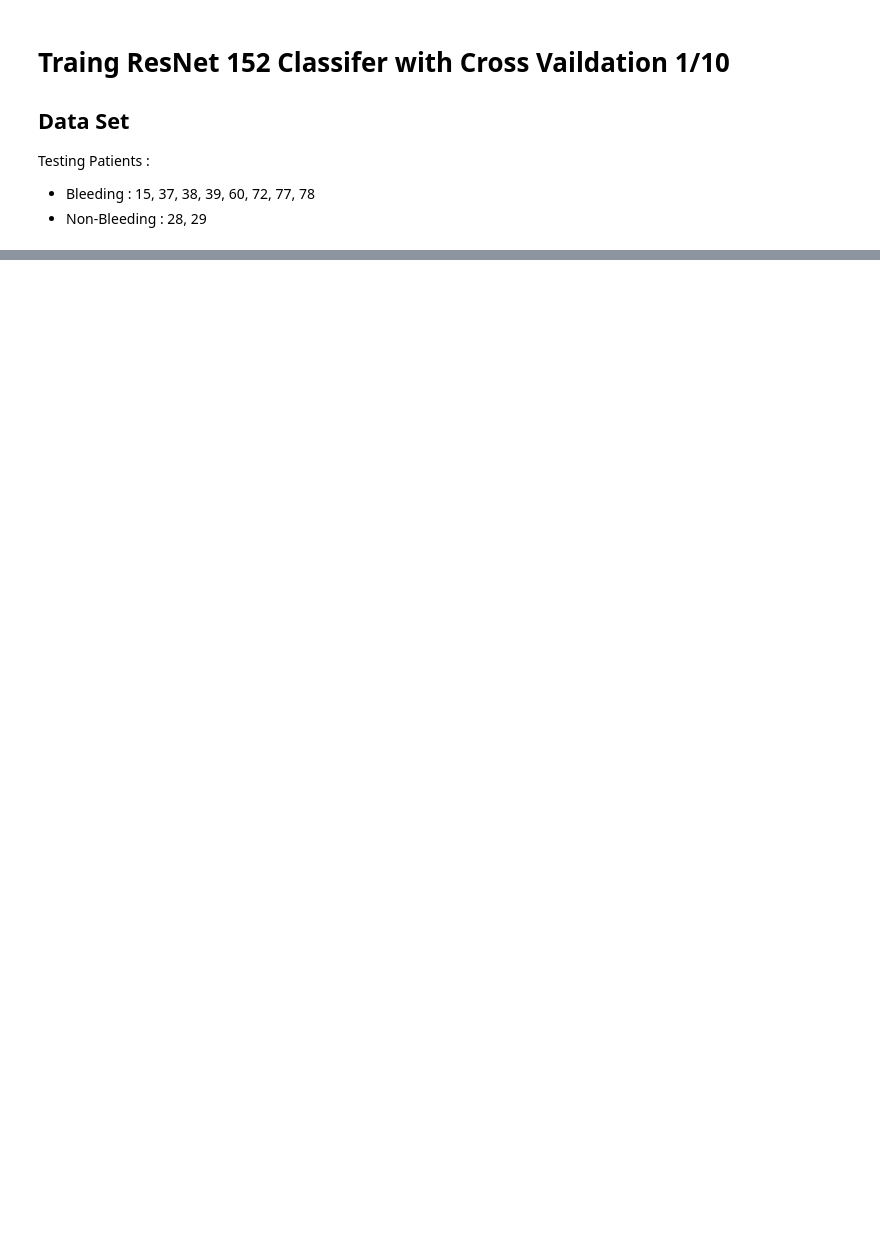
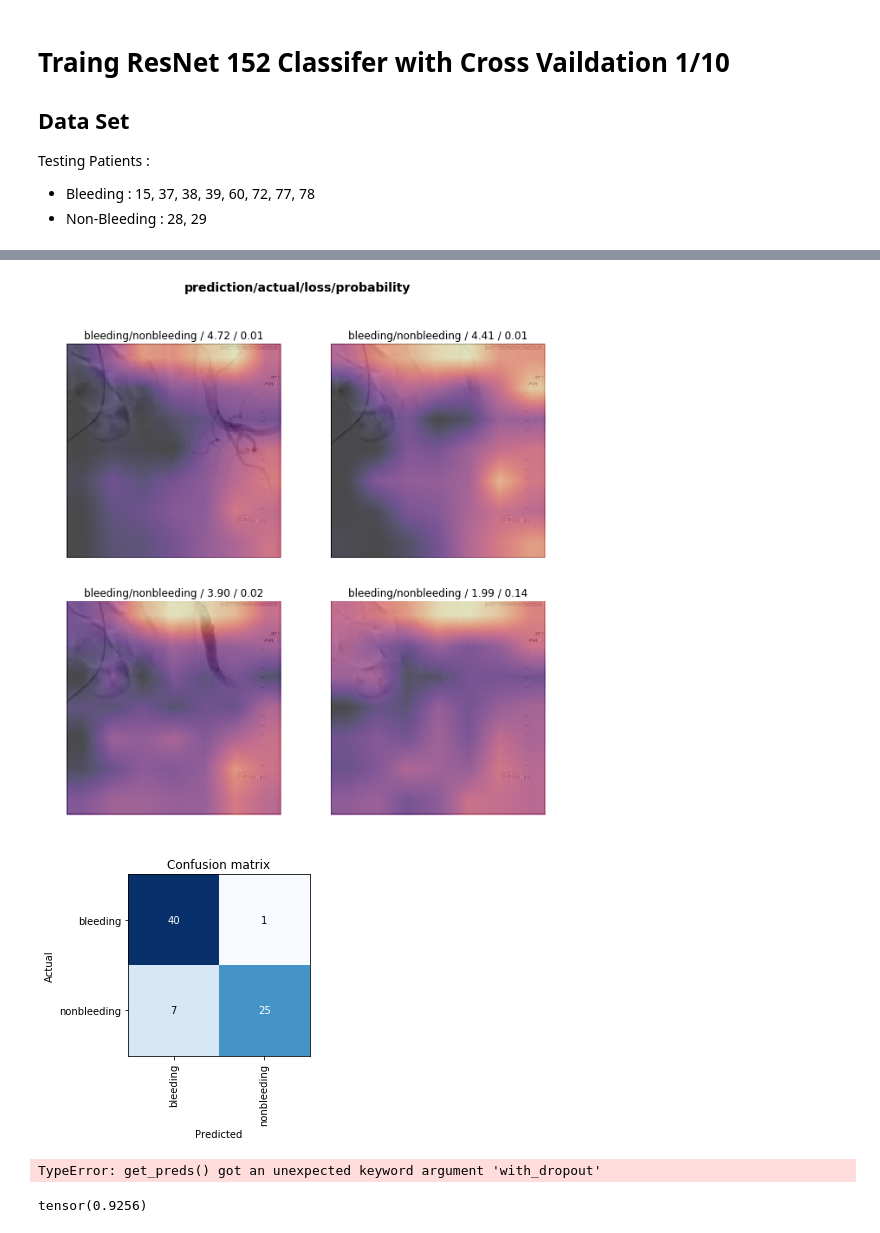
Before and after one commit to uw-cmg/MedicalImgAnalysis-BleedingSitesDetection, a Jupyter notebook: stage3/ResNet152Pytorch/ResNet152_classification_with_fastai.ipynb, the cells around one changed output, grey strips where cells are left out. Drawn from its saved outputs; the diff is of its cells as text; code cells hidden in the pictures; blank space fills up the shorter version.

Commit message:
stage 3 FastAI

```diff
--- a/stage3/ResNet152Pytorch/ResNet152_classification_with_fastai.ipynb
+++ b/stage3/ResNet152Pytorch/ResNet152_classification_with_fastai.ipynb
@@ -62,0 +249,21 @@ learn.predict(img)
+# %%
+from fastai.vision import *
+import pandas as pd
+from shutil import copy
+
+path = Path("/Users/mingrenshen/Projects/MedicalImgAnalysis/data/DataSet6/fastAI_TestASValid")
+
+tfms = get_transforms(do_flip=True,
+                      flip_vert=True,
+                      max_lighting=0.1,
+                      max_rotate=0.0,
+                      max_zoom=0.0,
+                      max_warp=0.0,
+                      p_affine=0.0)
+
+# data = ImageDataBunch.from_folder(path, test='test', ds_tfms=get_transforms(), size=224)
+data_test = ImageDataBunch.from_folder(path,
+                                  train='train',
+                                  valid='test',
+                                  ds_tfms= tfms,
+                                  size=224).normalize()
@@ -62,0 +290,46 @@ learn.predict(img)
+# %%
+# Try to use the ResNet-152 model to test
+# make sure we have the best performing model stage loaded
+learner152 = cnn_learner(data_test, models.resnet152, metrics=accuracy)
+learner152.load( "/Users/mingrenshen/Projects/MedicalImgAnalysis/data/DataSet6/models/res152")
+learner152.validate(data_test.valid_dl)
+interp = ClassificationInterpretation.from_learner(learner152)
+interp.plot_top_losses(4, figsize=(10,10))
+tmpfig=interp.plot_confusion_matrix(return_fig=True)
+tmpfig.savefig('confusion.png', dpi=300)
+# %% [output]
+[figure, added]
+[figure, added]
+# %%
+preds,y, loss = learner152.get_preds(ds_type=DatasetType.Valid,with_loss=True) #ds_type=DatasetType.Test,
+# get accuracy
+acc = accuracy(preds, y)
+print('The accuracy is {0} %.'.format(acc))
+
+# from fastai.vision import *
+# from torchvision.models import *    # import *=all the models from torchvision
+# #interp = ClassificationInterpretation.from_learner(learner)
+# plot_overview(interp, ['nonbleeding','bleeding'])
+# plot_heatmap_overview(interp, ['nonbleeding','bleeding'])
+
+from sklearn.metrics import roc_curve, auc
+# probs from log preds
+probs = np.exp(preds[:,1])
+# Compute ROC curve
+fpr, tpr, thresholds = roc_curve(y, probs, pos_label=1)
+
+# Compute ROC area
+roc_auc = auc(fpr, tpr)
+print('ROC area is {0}'.format(roc_auc))
+newfig=plt.figure()
+plt.plot(fpr, tpr, color='darkorange', label='ROC curve (area = %0.2f)' % roc_auc)
+plt.plot([0, 1], [0, 1], color='navy', linestyle='--')
+plt.xlim([-0.01, 1.0])
+plt.ylim([0.0, 1.01])
+plt.xlabel('False Positive Rate')
+plt.ylabel('True Positive Rate')
+plt.title('Receiver operating characteristic')
+plt.legend(loc="lower right")
+newfig.savefig('roc.png', dpi=300)
+# %% [output]
+TypeError: get_preds() got an unexpected keyword argument 'with_dropout'
@@ -62,0 +345,4 @@ learn.predict(img)
+# %%
+acc
+# %% [output]
+tensor(0.9256)
```
Also changed, not shown: parts of 55 cells of this notebook, 9 other files.
